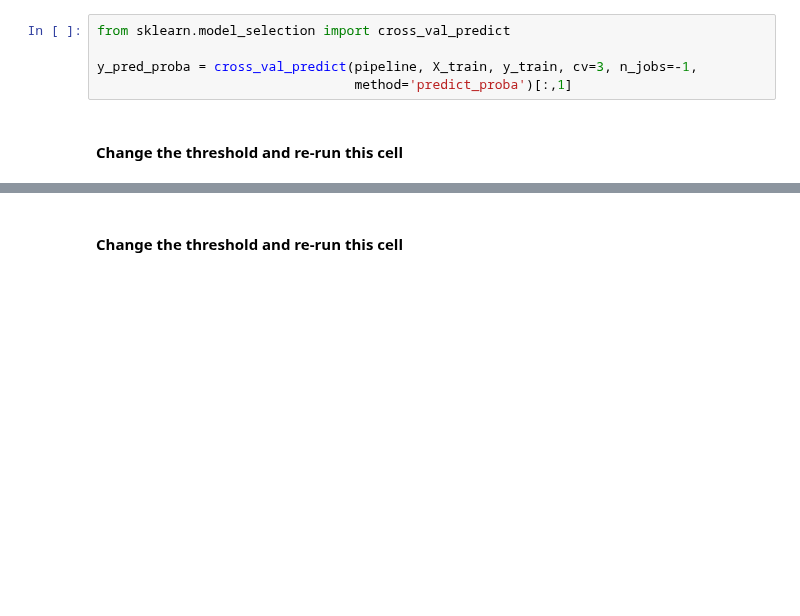
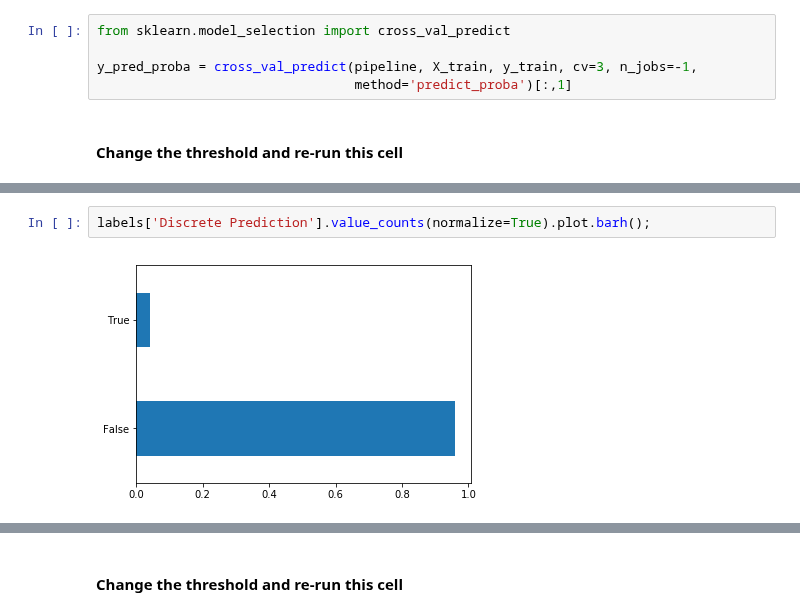
Before and after one commit to LambdaSchool/DS-Unit-2-Sprint-3-Classification-Validation, a Jupyter notebook: module3-classification-metrics/LS_DS_233_Classification_Metrics_Imbalanced_Classes-Ned-Horsey.ipynb, the cells around one changed output, grey strips where cells are left out. Drawn from its saved outputs; the diff is of its cells as text; blank space fills up the shorter version.

```diff
--- a/module3-classification-metrics/LS_DS_233_Classification_Metrics_Imbalanced_Classes-Ned-Horsey.ipynb
+++ b/module3-classification-metrics/LS_DS_233_Classification_Metrics_Imbalanced_Classes-Ned-Horsey.ipynb
@@ -111,0 +138,4 @@ labels.head(20)
+# %%
+labels['Discrete Prediction'].value_counts(normalize=True).plot.barh();
+# %% [output]
+[figure, added]
```
Also changed, not shown: parts of 27 cells of this notebook.
